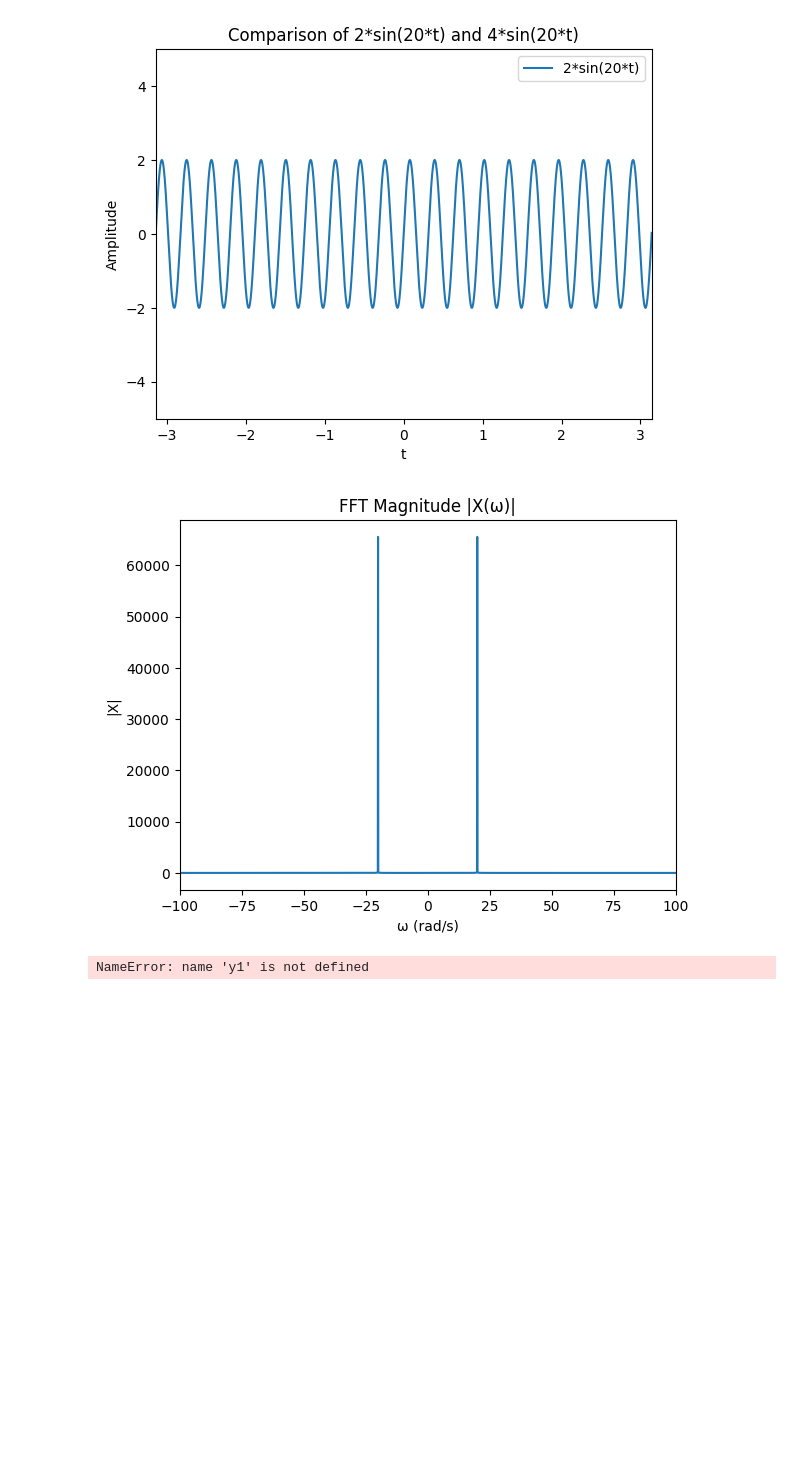
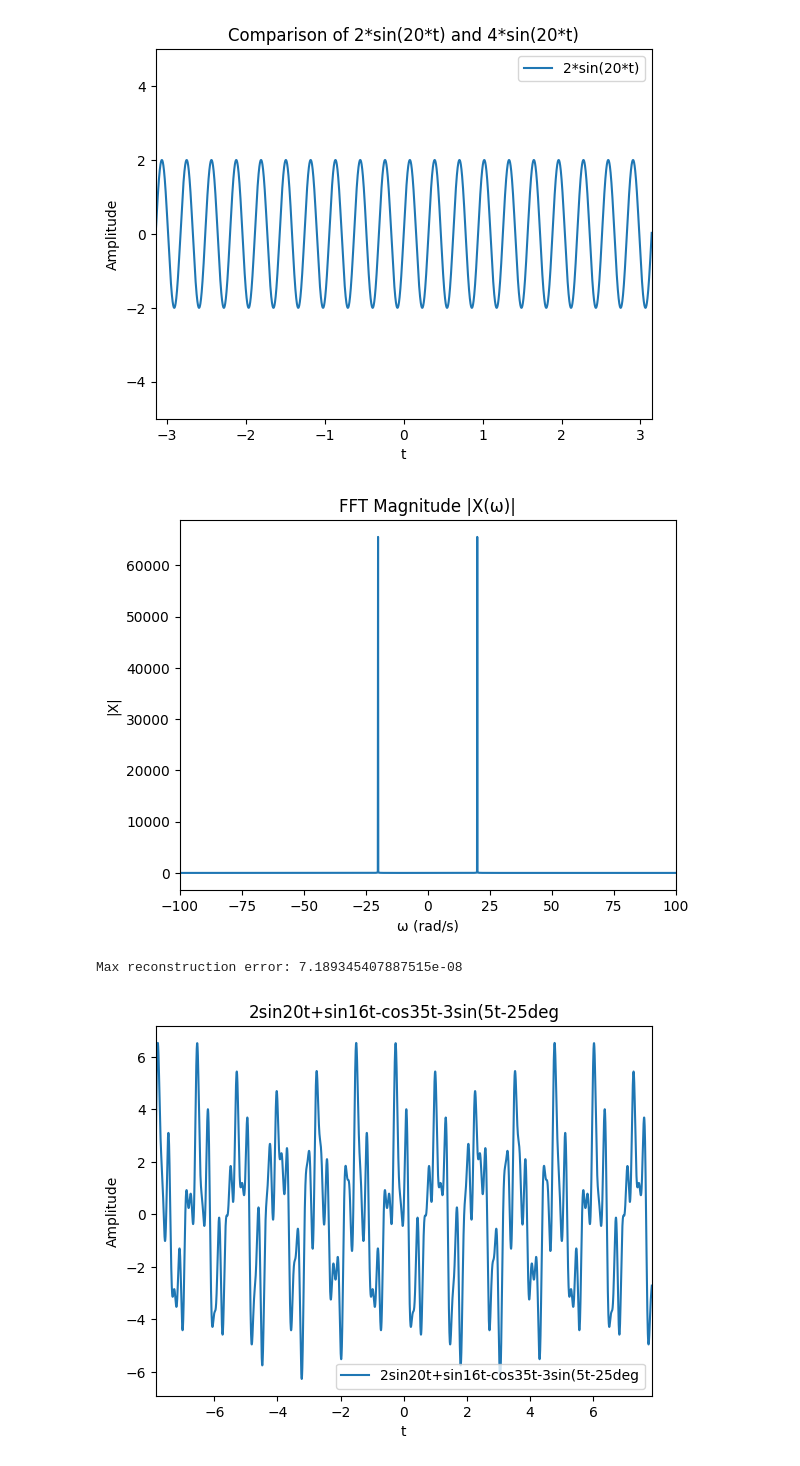
Before and after one commit to Glaysia/test, a Jupyter notebook: workspace/data/see_data.ipynb, the cells around one changed output. Cells and saved outputs as stored; diff of their text form; code cells hidden in the pictures; blank space fills up the shorter version.

```diff
--- a/workspace/data/see_data.ipynb
+++ b/workspace/data/see_data.ipynb
@@ -109,7 +109,9 @@ plt.title('FFT Magnitude |X(ω)|')
 plt.xlabel('ω (rad/s)')
 plt.ylabel('|X|')
 # Zoom tighter around main spectral lobe (≈ ±20 rad/s)
-plt.xlim(0, 100)            # zoom into low‑freq region for visibility
+plt.xlim(-100, 100)            # zoom into low‑freq region for visibility
+# plt.xlim(18, 22)            # zoom into low‑freq region for visibility
+# plt.xlim(18, 22)            # zoom into low‑freq region for visibility
 plt.show()
 
 # Sanity check: IFFT back to time domain and compare with original y1
@@ -118,4 +120,49 @@ max_err = np.max(np.abs(recon - y1))
 print('Max reconstruction error:', max_err)
 # %% [output]
 [figure]
-NameError: name 'y1' is not defined
+Max reconstruction error: 7.189345407887515e-08
+# %%
+import math
+
+SIZE = 65536
+START = -10 * math.pi
+END   =  10 * math.pi
+STEP  = (END - START) / (SIZE - 1)
+
+with open("data_2sin20t+sin16t-cos35t-3sin(5t-25deg).txt", "w") as f:
+    for i in range(SIZE):
+        t = START + i * STEP
+        y1 = 2 * math.sin(20 * t)
+        y2 = 1*math.sin(16 * t)
+        y3 = -1*math.cos(35 * t)
+        y4 = -3*math.sin(5 * t - 25*math.pi/180)
+        y= y1+y2+y3+y4
+        f.write(f"{y}\n")
+
+
+import numpy as np
+import matplotlib.pyplot as plt
+
+# Load datasets
+y1 = np.loadtxt('data_2sin20t+sin16t-cos35t-3sin(5t-25deg).txt')
+
+# Generate time axis based on number of samples and known range
+t = np.linspace(-10 * np.pi, 10 * np.pi, y1.size)
+
+# Plot for comparison
+plt.figure()
+plt.plot(t, y1, label='2sin20t+sin16t-cos35t-3sin(5t-25deg')
+
+plt.legend()
+plt.xlabel('t')
+plt.ylabel('Amplitude')
+plt.title('2sin20t+sin16t-cos35t-3sin(5t-25deg')
+
+zoom_range = 2.5*np.pi  # +-π around center
+plt.xlim(-zoom_range, zoom_range)
+# plt.ylim(-5, 5)
+
+plt.show()
+# 어우 못생겼다
+# %% [output]
+[figure, added]
```
Also changed, not shown: parts of 1 cell of this notebook, 4 other files.
